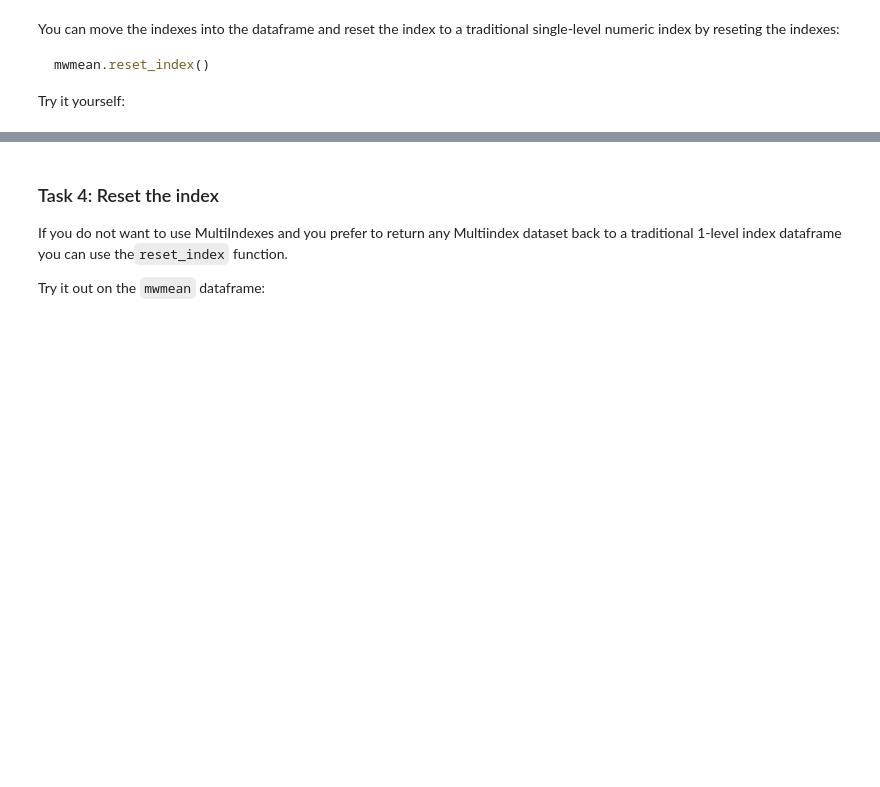
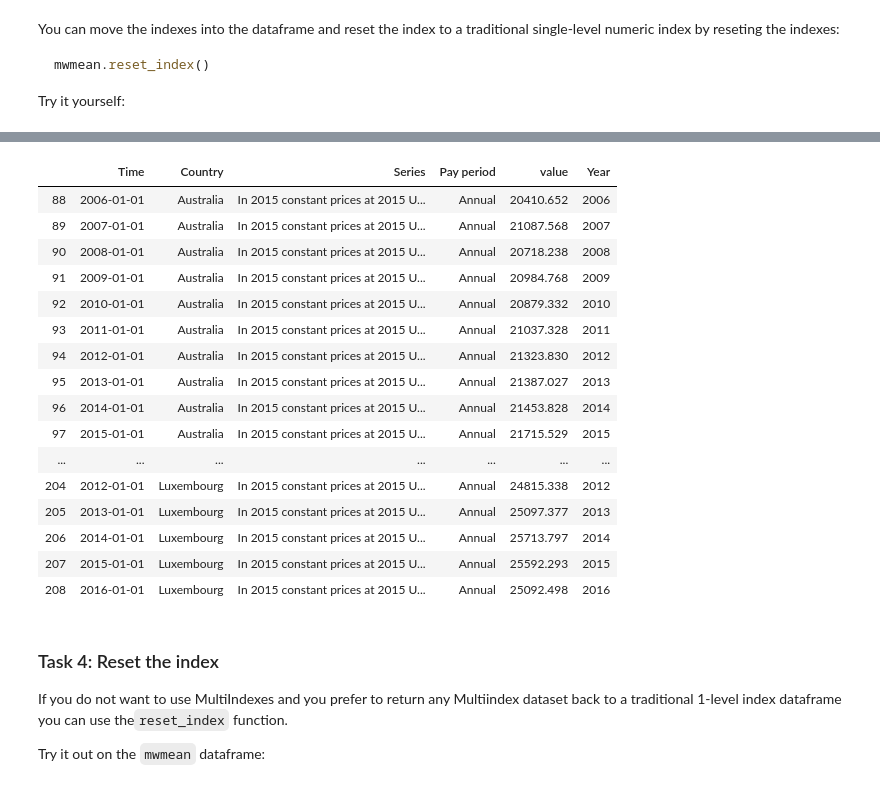
Before and after one commit to beise93/afs505_u2, a Jupyter notebook: D05-Pandas_Part2.ipynb, the cells around one changed output, grey strips where cells are left out. Cells and saved outputs as stored; diff of their text form; code cells hidden in the pictures; blank space fills up the shorter version.

````diff
--- a/D05-Pandas_Part2.ipynb
+++ b/D05-Pandas_Part2.ipynb
@@ -517,6 +594,29 @@ annualwages.groupby(['Country']).filter(
 )
 ```
 Try it:
+# %%
+annualwages = minwages[minwages['Pay period'] == 'Annual']
+annualwages.groupby(['Country']).filter(
+    lambda x : x['value'].mean() > 22000
+)
+# %% [output]
+|  | Time | Country | Series | Pay period | value | Year |
+| 88 | 2006-01-01 | Australia | In 2015 constant prices at 2015 U... | Annual | 20410.652 | 2006 |
+| 89 | 2007-01-01 | Australia | In 2015 constant prices at 2015 U... | Annual | 21087.568 | 2007 |
+| 90 | 2008-01-01 | Australia | In 2015 constant prices at 2015 U... | Annual | 20718.238 | 2008 |
+| 91 | 2009-01-01 | Australia | In 2015 constant prices at 2015 U... | Annual | 20984.768 | 2009 |
+| 92 | 2010-01-01 | Australia | In 2015 constant prices at 2015 U... | Annual | 20879.332 | 2010 |
+| 93 | 2011-01-01 | Australia | In 2015 constant prices at 2015 U... | Annual | 21037.328 | 2011 |
+| 94 | 2012-01-01 | Australia | In 2015 constant prices at 2015 U... | Annual | 21323.830 | 2012 |
+| 95 | 2013-01-01 | Australia | In 2015 constant prices at 2015 U... | Annual | 21387.027 | 2013 |
+| 96 | 2014-01-01 | Australia | In 2015 constant prices at 2015 U... | Annual | 21453.828 | 2014 |
+| 97 | 2015-01-01 | Australia | In 2015 constant prices at 2015 U... | Annual | 21715.529 | 2015 |
+| ... | ... | ... | ... | ... | ... | ... |
+| 204 | 2012-01-01 | Luxembourg | In 2015 constant prices at 2015 U... | Annual | 24815.338 | 2012 |
+| 205 | 2013-01-01 | Luxembourg | In 2015 constant prices at 2015 U... | Annual | 25097.377 | 2013 |
+| 206 | 2014-01-01 | Luxembourg | In 2015 constant prices at 2015 U... | Annual | 25713.797 | 2014 |
+| 207 | 2015-01-01 | Luxembourg | In 2015 constant prices at 2015 U... | Annual | 25592.293 | 2015 |
+| 208 | 2016-01-01 | Luxembourg | In 2015 constant prices at 2015 U... | Annual | 25092.498 | 2016 |
 # %% [markdown]
 ### Task 4: Reset the index
 If you do not want to use MultiIndexes and you prefer to return any Multiindex dataset back to a traditional 1-level index dataframe you can use the`reset_index` function.
````
Also changed, not shown: parts of 19 cells of this notebook, 4 other files.
